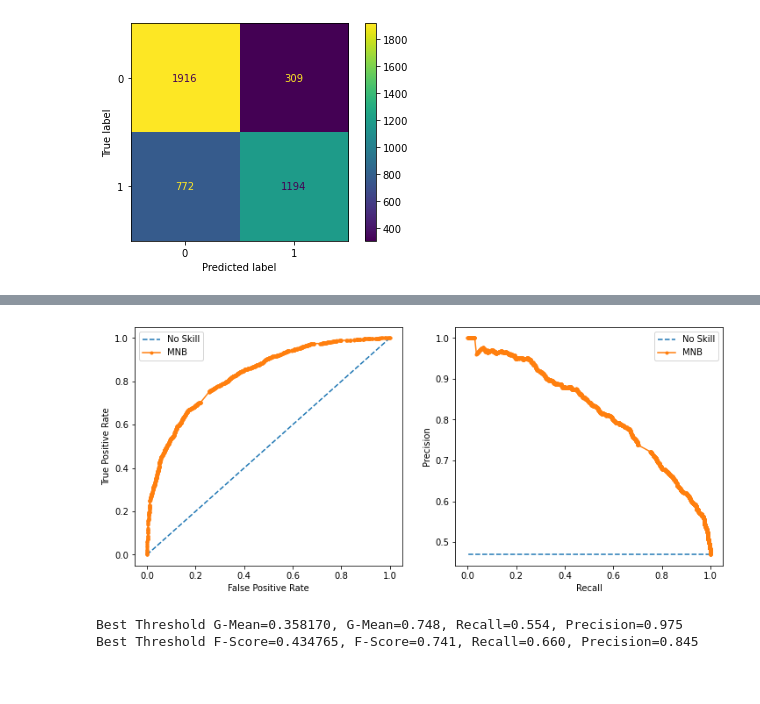
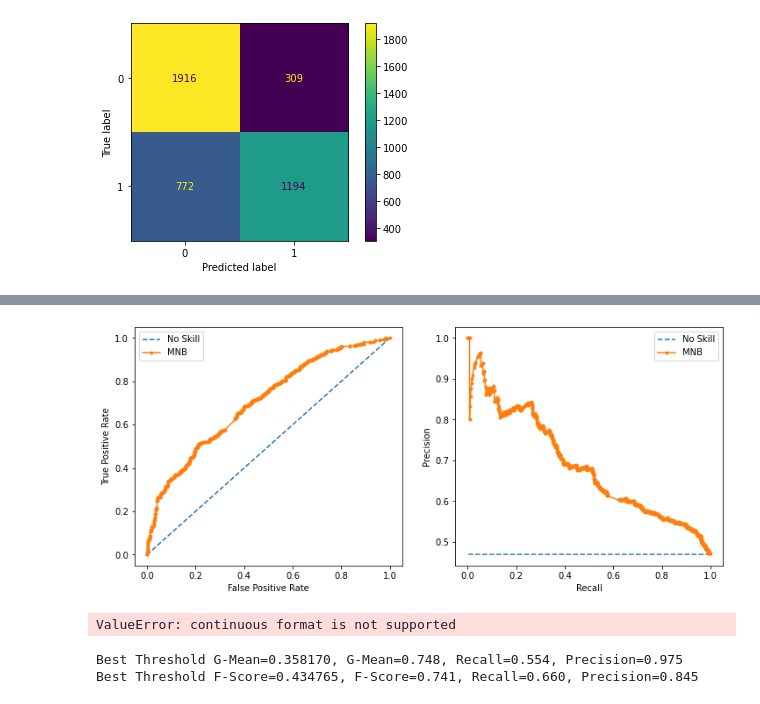
Before and after one commit to MAdnanM94/LARAN, a Jupyter notebook: Project_Nikhil.ipynb, the cells around one changed output, grey strips where cells are left out. Drawn from its saved outputs; the diff is of its cells as text; code cells hidden in the pictures.

Commit message:
add image, EDA, and more

```diff
--- a/Project_Nikhil.ipynb
+++ b/Project_Nikhil.ipynb
@@ -132,6 +129,6 @@ states = list(states.values())
 # %%
 pd.options.mode.chained_assignment = None
-path = '/Users/nikhil/data/ML_examples/erdos/'
+path = ''
 
 speech_data = pd.read_csv(path+'finaldata_party.csv')
 speech_data.head()
@@ -351,32 +363,68 @@ weighted avg       0.75      0.74      0.74      4191
 # %%
-y_predict = Party_classifier.predict_proba(X)
+y_predict = Party_classifier.predict_proba(X_test)
 y_predict = y_predict[:,1]
-fpr, tpr, thresholds = roc_curve(y, y_predict)#roc curve
-precision, recall, thresholds = precision_recall_curve(y, y_predict)#precision recall curve
+fpr, tpr, thresholds = roc_curve(y_test, y_predict)#roc curve
+precision, recall, thresholds = precision_recall_curve(y_test, y_predict)#precision recall curve
 plt.figure(figsize=(12,5))
 plt.subplot(1,2,1)
 plt.plot([0,1], [0,1], linestyle='--', label='No Skill')
 plt.plot(fpr, tpr, marker='.', label='MNB')
 # axis labels
 plt.xlabel('False Positive Rate')
 plt.ylabel('True Positive Rate')
 plt.legend()
 # show the plot
 
 
 plt.subplot(1,2,2)
-no_skill = len(y[y==1]) / len(y)
+no_skill = len(y_test[y_test==1]) / len(y_test)
 plt.plot([1, 0], [no_skill, no_skill], linestyle='--', label='No Skill')
 plt.plot(recall, precision, marker='.', label='MNB')
 # axis lab
 plt.xlabel('Recall')
 plt.ylabel('Precision')
 # show the legend
 plt.legend()
 # show the plot
 plt.show()
 # %% [output]
-[figure, old version]
+[figure, new version]
+# %%
+y_predict = Party_classifier.predict_proba(X_test)
+y_predict = y_predict[:,1]
+fpr, tpr, thresholds = roc_curve(y_test, y_predict)#roc curve
+precision, recall, thresholds = precision_recall_curve(y_test, y_predict)#precision recall curve
+
+y_predict2 = Party_classifier.predict_proba(X)
+y_predict2 = y_predict2[:,1]
+fpr2, tpr2, thresholds2 = roc_curve(y, y_predict2)#roc curve
+precision2, recall2, thresholds2 = precision_recall_curve(y, y_predict2)#precision recall curve
+
+plt.figure(figsize=(12,5))
+plt.subplot(1,2,1)
+plt.plot([0,1], [0,1], linestyle='--', label='No Skill')
+plt.plot(fpr, tpr, marker='.', label='Test')
+plt.plot(fpr2, tpr2, marker='.', label='Train')
+# axis labels
+plt.xlabel('False Positive Rate')
+plt.ylabel('True Positive Rate')
+plt.legend()
+# show the plot
+
+
+plt.subplot(1,2,2)
+no_skill = len(y[y==1]) / len(y)
+plt.plot([1, 0], [no_skill, no_skill], linestyle='--', label='No Skill')
+plt.plot(recall, precision, marker='.', label='MNB')
+# axis lab
+plt.xlabel('Recall')
+plt.ylabel('Precision')
+# show the legend
+plt.legend()
+# show the plot
+plt.show()
+# %% [output]
+ValueError: continuous format is not supported
 # %%
 gmeans = np.sqrt(tpr * (1-fpr))
 fscore = (2 * precision * recall) / (precision + recall)
```
Also changed, not shown: parts of 6 cells of this notebook, 5 other files.
